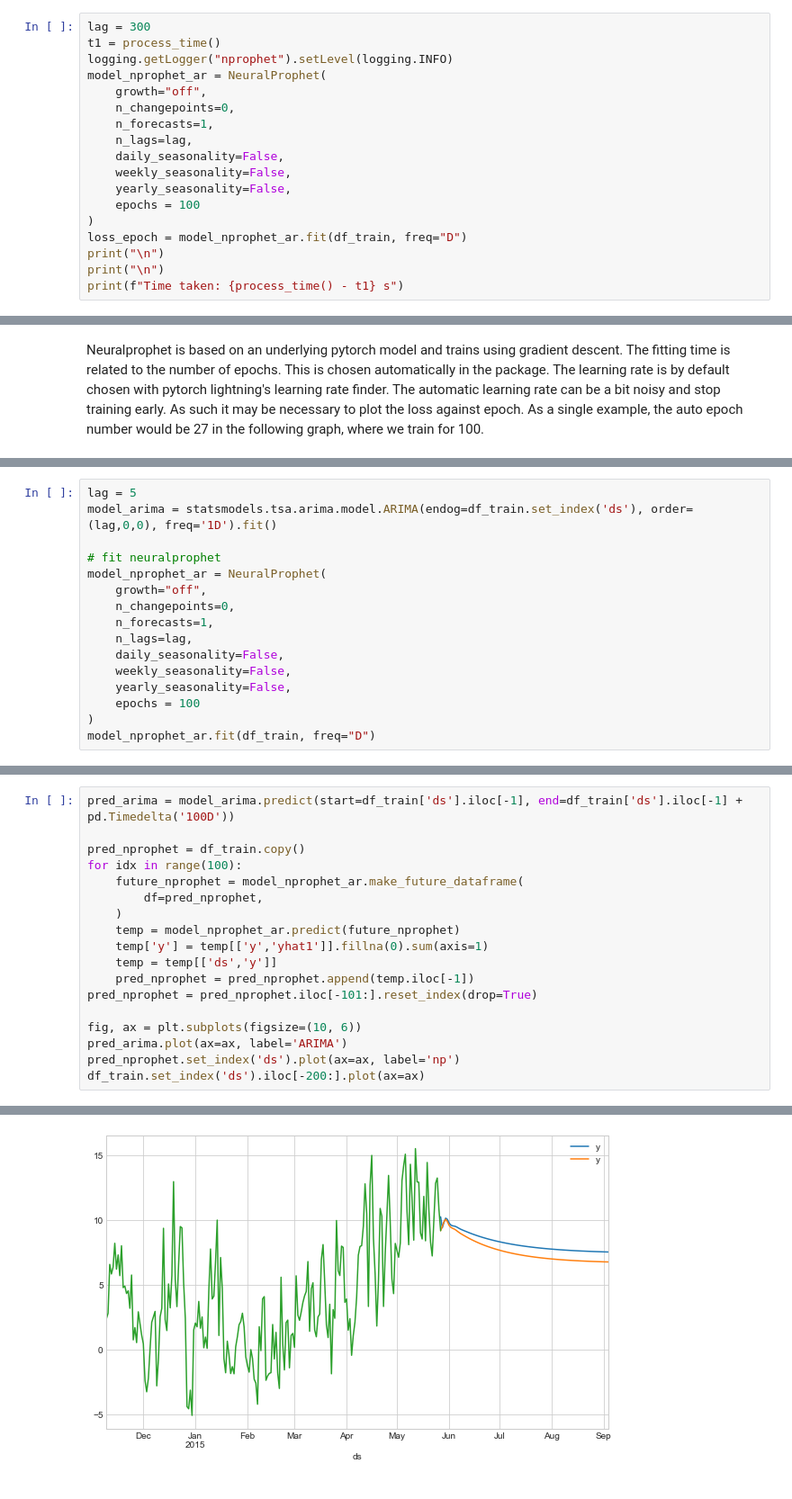
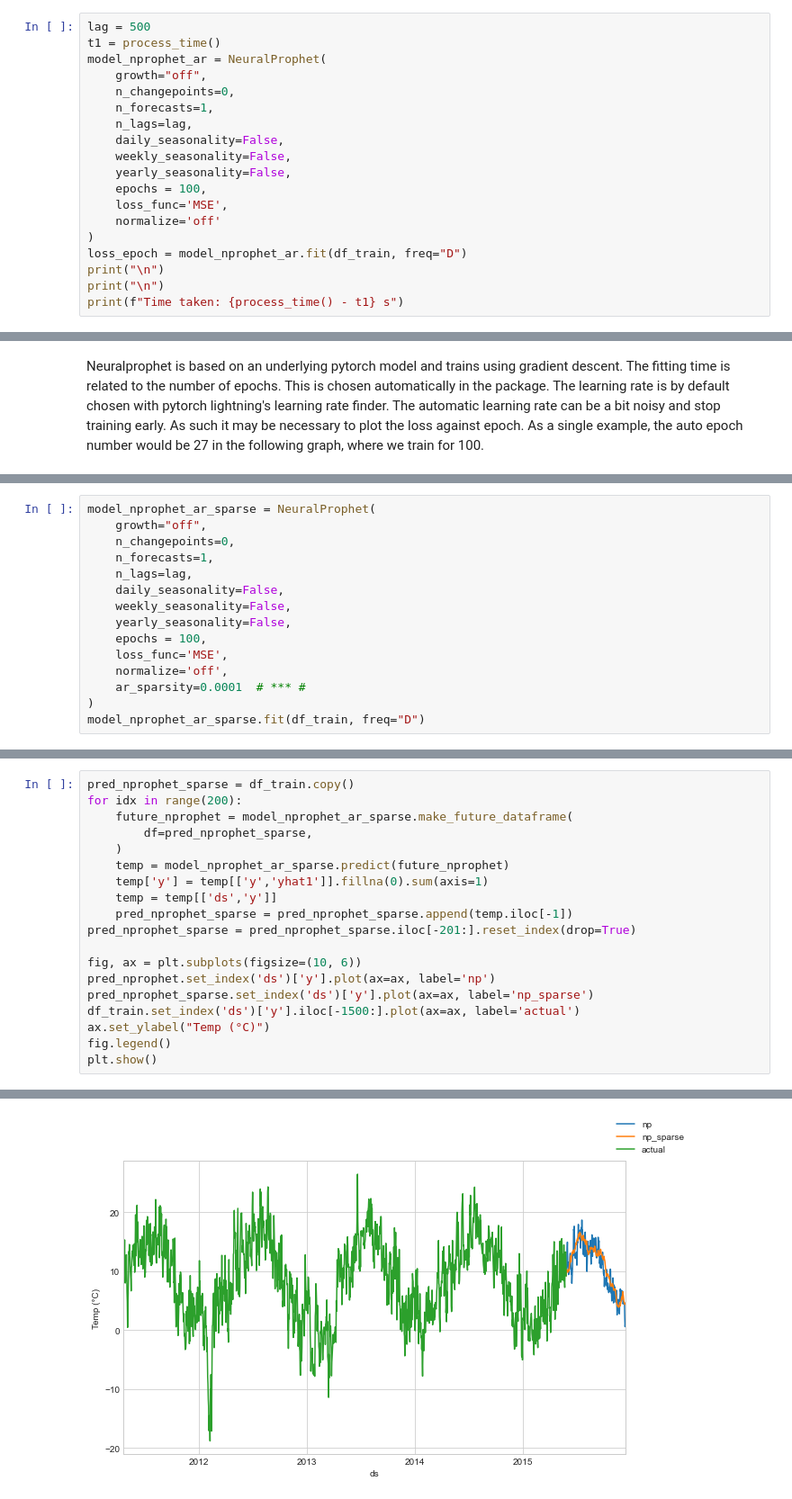
Before and after one commit to stanton119/data-analysis, a Jupyter notebook: TimeSeries/neural_prophet/arima.ipynb, the cells around one changed output, grey strips where cells are left out. Shown at 90% size. Cells and saved outputs as stored; diff of their text form.

Commit message:
Arima neuralprophet update

```diff
--- a/TimeSeries/neural_prophet/arima.ipynb
+++ b/TimeSeries/neural_prophet/arima.ipynb
@@ -111,7 +189,6 @@ plt.show()
 # %%
-lag = 300
+lag = 500
 t1 = process_time()
-logging.getLogger("nprophet").setLevel(logging.INFO)
 model_nprophet_ar = NeuralProphet(
     growth="off",
     n_changepoints=0,
@@ -120,7 +197,9 @@ model_nprophet_ar = NeuralProphet(
     daily_seasonality=False,
     weekly_seasonality=False,
     yearly_seasonality=False,
-    epochs = 100
+    epochs = 100,
+    loss_func='MSE',
+    normalize='off'
 )
 loss_epoch = model_nprophet_ar.fit(df_train, freq="D")
 print("\n")
@@ -159,9 +261,5 @@ plt.show()
 # %%
-lag = 5
-model_arima = statsmodels.tsa.arima.model.ARIMA(endog=df_train.set_index('ds'), order=(lag,0,0), freq='1D').fit()
-
-# fit neuralprophet
-model_nprophet_ar = NeuralProphet(
+model_nprophet_ar_sparse = NeuralProphet(
     growth="off",
     n_changepoints=0,
     n_forecasts=1,
@@ -169,7 +267,10 @@ model_nprophet_ar = NeuralProphet(
     daily_seasonality=False,
     weekly_seasonality=False,
     yearly_seasonality=False,
-    epochs = 100
+    epochs = 100,
+    loss_func='MSE',
+    normalize='off',
+    ar_sparsity=0.0001  # *** #
 )
-model_nprophet_ar.fit(df_train, freq="D")
+model_nprophet_ar_sparse.fit(df_train, freq="D")
 # %% [output]
@@ -203,19 +299,20 @@ plt.show()
 # %%
-pred_arima = model_arima.predict(start=df_train['ds'].iloc[-1], end=df_train['ds'].iloc[-1] + pd.Timedelta('100D'))
-
-pred_nprophet = df_train.copy()
-for idx in range(100):
-    future_nprophet = model_nprophet_ar.make_future_dataframe(
-        df=pred_nprophet,
+pred_nprophet_sparse = df_train.copy()
+for idx in range(200):
+    future_nprophet = model_nprophet_ar_sparse.make_future_dataframe(
+        df=pred_nprophet_sparse,
     )
-    temp = model_nprophet_ar.predict(future_nprophet)
+    temp = model_nprophet_ar_sparse.predict(future_nprophet)
     temp['y'] = temp[['y','yhat1']].fillna(0).sum(axis=1)
     temp = temp[['ds','y']]
-    pred_nprophet = pred_nprophet.append(temp.iloc[-1])
-pred_nprophet = pred_nprophet.iloc[-101:].reset_index(drop=True)
+    pred_nprophet_sparse = pred_nprophet_sparse.append(temp.iloc[-1])
+pred_nprophet_sparse = pred_nprophet_sparse.iloc[-201:].reset_index(drop=True)
 
 fig, ax = plt.subplots(figsize=(10, 6))
-pred_arima.plot(ax=ax, label='ARIMA')
-pred_nprophet.set_index('ds').plot(ax=ax, label='np')
-df_train.set_index('ds').iloc[-200:].plot(ax=ax)
+pred_nprophet.set_index('ds')['y'].plot(ax=ax, label='np')
+pred_nprophet_sparse.set_index('ds')['y'].plot(ax=ax, label='np_sparse')
+df_train.set_index('ds')['y'].iloc[-1500:].plot(ax=ax, label='actual')
+ax.set_ylabel("Temp (°C)")
+fig.legend()
+plt.show()
 # %% [output]
@@ -223 +319 @@ df_train.set_index('ds').iloc[-200:].plot(ax=ax)
-[figure, old version]
+[figure, new version]
```
Also changed, not shown: parts of 21 cells of this notebook, 17 other files.
